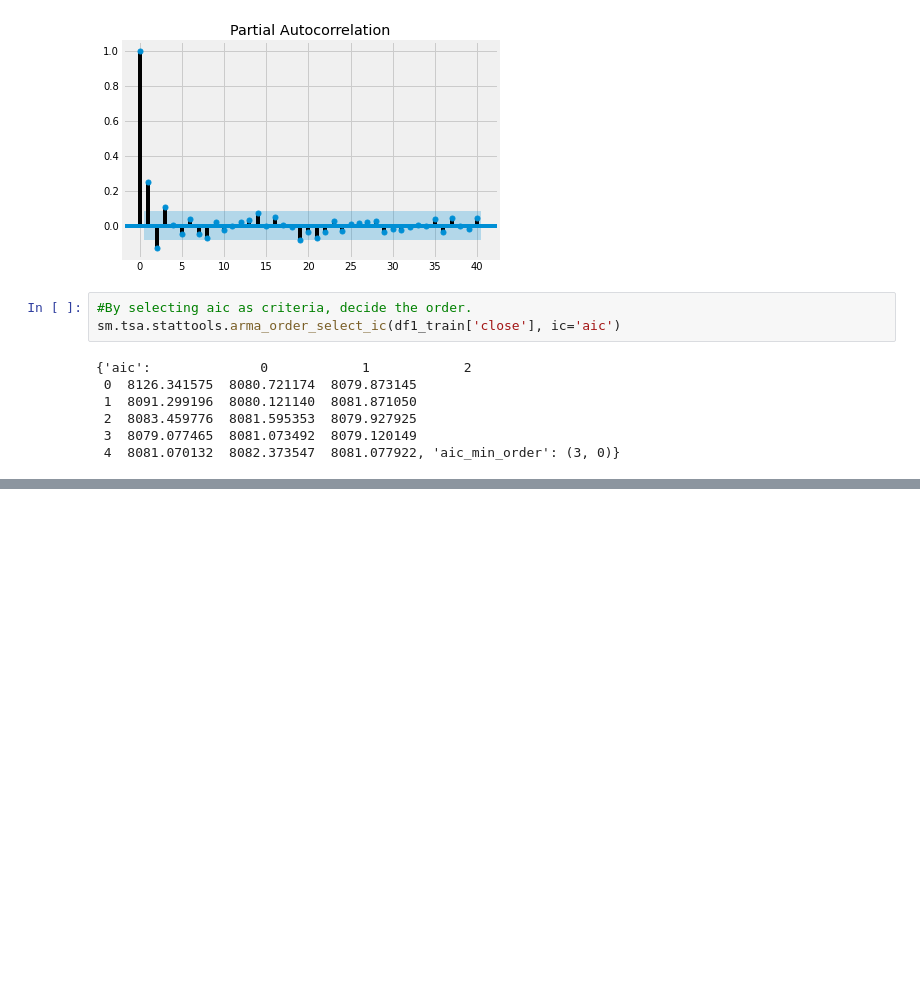
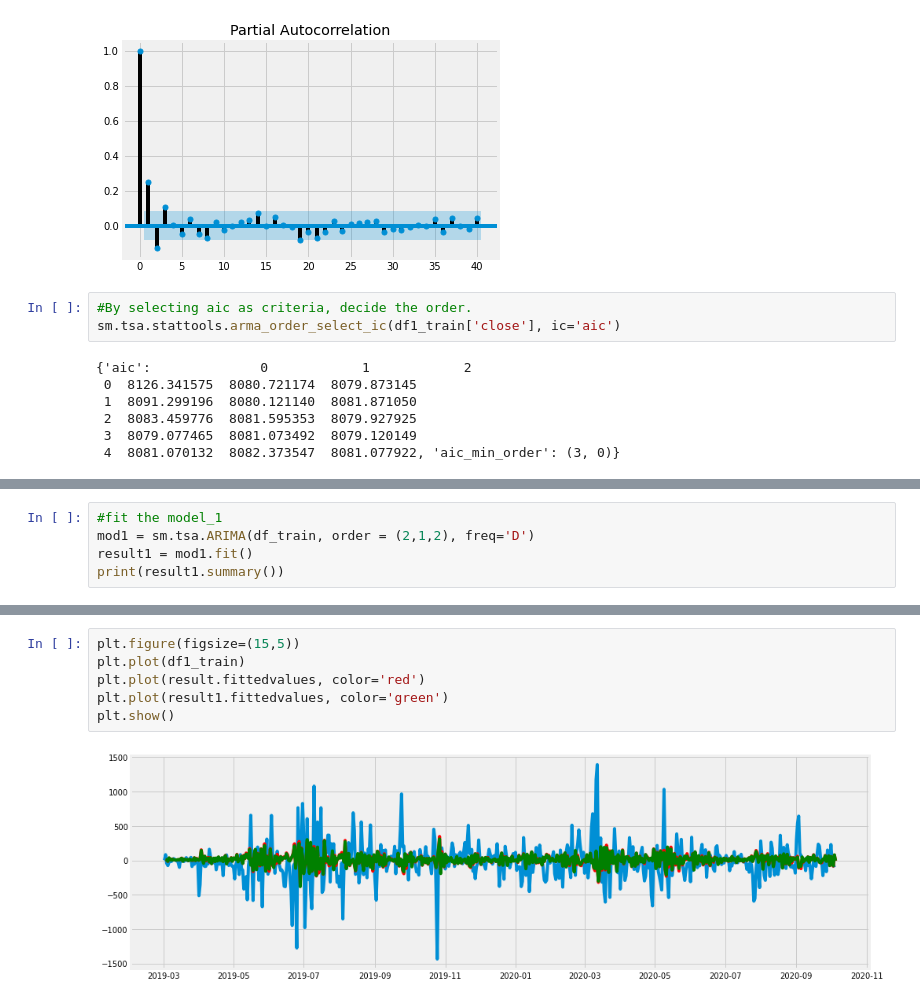
Before and after one commit to ayoubbensakhria/finance_algo, a Jupyter notebook: ARMA_Model.ipynb, the cells around one changed output, grey strips where cells are left out. Cells and saved outputs as stored; diff of their text form; blank space fills up the shorter version.

Commit message:
Forcast prices using the ARIMA model

```diff
--- a/ARMA_Model.ipynb
+++ b/ARMA_Model.ipynb
@@ -149,3 +149,8 @@ AR.3            5.6861           -0.0000j            5.6861           -0.0000
 MA.1           -0.7661           -0.9793j            1.2434           -0.3557
 MA.2           -0.7661           +0.9793j            1.2434            0.3557
 -----------------------------------------------------------------------------
+# %%
+#fit the model_1
+mod1 = sm.tsa.ARIMA(df_train, order = (2,1,2), freq='D')
+result1 = mod1.fit()
+print(result1.summary())
@@ -151,0 +175,8 @@ MA.2           -0.7661           +0.9793j            1.2434            0.3557
+# %%
+plt.figure(figsize=(15,5))
+plt.plot(df1_train)
+plt.plot(result.fittedvalues, color='red')
+plt.plot(result1.fittedvalues, color='green')
+plt.show()
+# %% [output]
+[figure, added]
```
Also changed, not shown: parts of 8 cells of this notebook.
